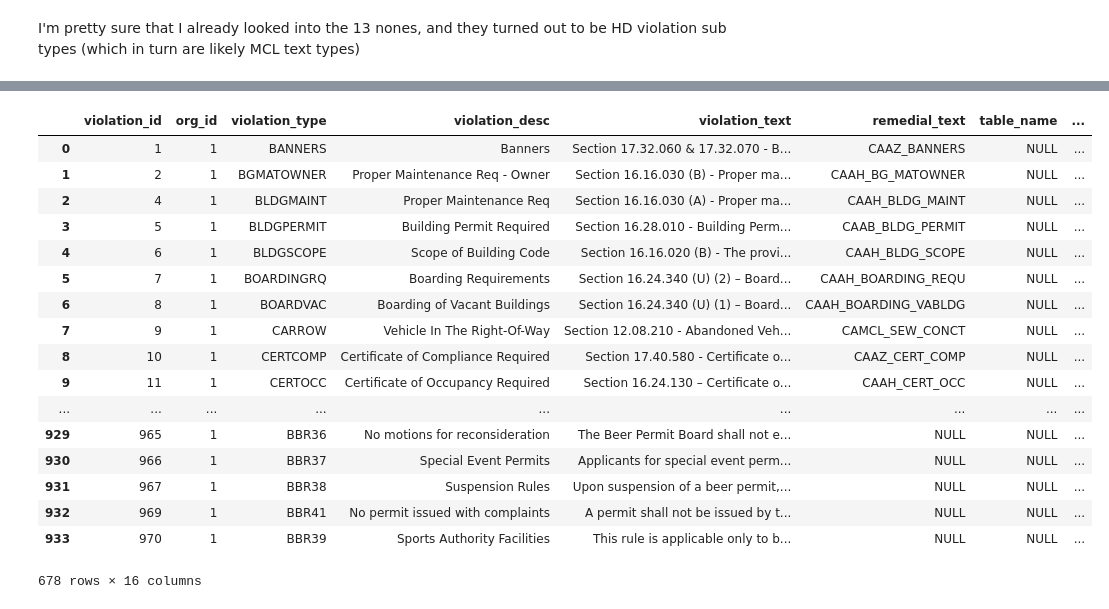
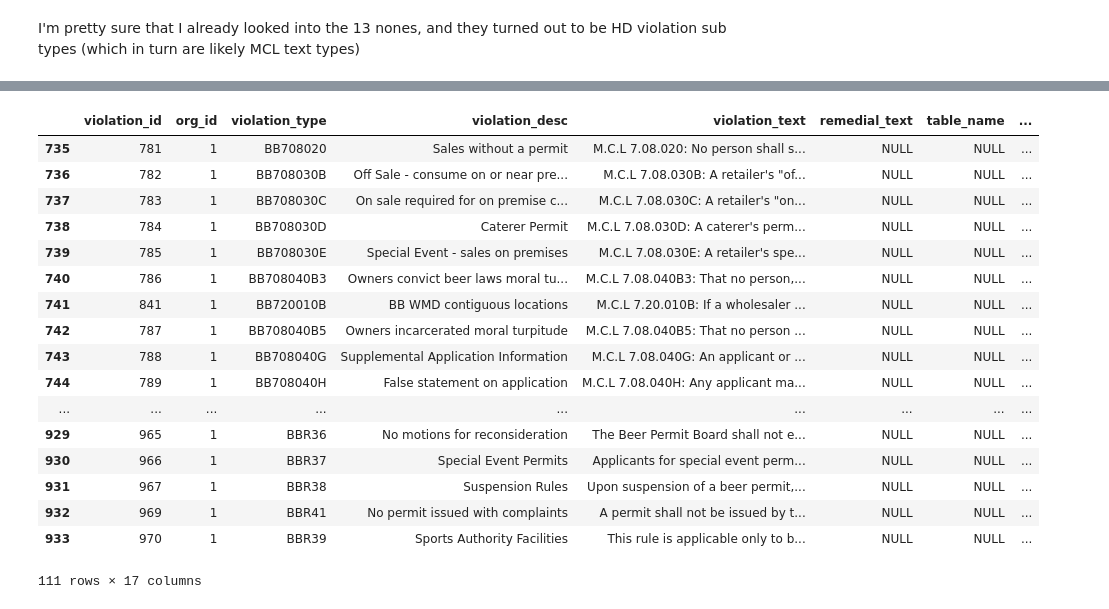
Before and after one commit to paulo-g-martinez/dq2-codes-violations-nashville, a Jupyter notebook: DQ2-silent_fireballs_paulo.ipynb, the cells around one changed output, grey strips where cells are left out. Drawn from its saved outputs; the diff is of its cells as text; code cells hidden in the pictures.

```diff
--- a/DQ2-silent_fireballs_paulo.ipynb
+++ b/DQ2-silent_fireballs_paulo.ipynb
@@ -740,0 +1115,2 @@ I'm pretty sure that I already looked into the 13 nones, and they turned out to
+# %%
+cleaned_df2['text_subtype_and_text_subsubtype'] = cleaned_df2['violation_text'].apply(Text_type_startswith)
@@ -752,22 +1138,22 @@ None
 Name: text_subtype_and_text_subsubtype, dtype: int64
 # %%
-cleaned_df2.query('text_subtype_and_text_subsubtype == "Other"')
+cleaned_df2.query('text_subtype_and_text_subsubtype == "Other" and violation_subtype == "BB"')
 # %% [output]
 |  | violation_id | org_id | violation_type | violation_desc | violation_text | remedial_text | table_name | ... |
-| 0 | 1 | 1 | BANNERS | Banners | Section 17.32.060 & 17.32.070 - B... | CAAZ_BANNERS | NULL | ... |
-| 1 | 2 | 1 | BGMATOWNER | Proper Maintenance Req - Owner | Section 16.16.030 (B) - Proper ma... | CAAH_BG_MATOWNER | NULL | ... |
-| 2 | 4 | 1 | BLDGMAINT | Proper Maintenance Req | Section 16.16.030 (A) - Proper ma... | CAAH_BLDG_MAINT | NULL | ... |
-| 3 | 5 | 1 | BLDGPERMIT | Building Permit Required | Section 16.28.010 - Building Perm... | CAAB_BLDG_PERMIT | NULL | ... |
-| 4 | 6 | 1 | BLDGSCOPE | Scope of Building Code | Section 16.16.020 (B) - The provi... | CAAH_BLDG_SCOPE | NULL | ... |
-| 5 | 7 | 1 | BOARDINGRQ | Boarding Requirements | Section 16.24.340 (U) (2) – Board... | CAAH_BOARDING_REQU | NULL | ... |
-| 6 | 8 | 1 | BOARDVAC | Boarding of Vacant Buildings | Section 16.24.340 (U) (1) – Board... | CAAH_BOARDING_VABLDG | NULL | ... |
-| 7 | 9 | 1 | CARROW | Vehicle In The Right-Of-Way | Section 12.08.210 - Abandoned Veh... | CAMCL_SEW_CONCT | NULL | ... |
-| 8 | 10 | 1 | CERTCOMP | Certificate of Compliance Required | Section 17.40.580 - Certificate o... | CAAZ_CERT_COMP | NULL | ... |
-| 9 | 11 | 1 | CERTOCC | Certificate of Occupancy Required | Section 16.24.130 – Certificate o... | CAAH_CERT_OCC | NULL | ... |
+| 735 | 781 | 1 | BB708020 | Sales without a permit | M.C.L 7.08.020: No person shall s... | NULL | NULL | ... |
+| 736 | 782 | 1 | BB708030B | Off Sale - consume on or near pre... | M.C.L 7.08.030B: A retailer's "of... | NULL | NULL | ... |
+| 737 | 783 | 1 | BB708030C | On sale required for on premise c... | M.C.L 7.08.030C: A retailer's "on... | NULL | NULL | ... |
+| 738 | 784 | 1 | BB708030D | Caterer Permit | M.C.L 7.08.030D: A caterer's perm... | NULL | NULL | ... |
+| 739 | 785 | 1 | BB708030E | Special Event - sales on premises | M.C.L 7.08.030E: A retailer's spe... | NULL | NULL | ... |
+| 740 | 786 | 1 | BB708040B3 | Owners convict beer laws moral tu... | M.C.L 7.08.040B3: That no person,... | NULL | NULL | ... |
+| 741 | 841 | 1 | BB720010B | BB WMD contiguous locations | M.C.L 7.20.010B: If a wholesaler ... | NULL | NULL | ... |
+| 742 | 787 | 1 | BB708040B5 | Owners incarcerated moral turpitude | M.C.L 7.08.040B5: That no person ... | NULL | NULL | ... |
+| 743 | 788 | 1 | BB708040G | Supplemental Application Information | M.C.L 7.08.040G: An applicant or ... | NULL | NULL | ... |
+| 744 | 789 | 1 | BB708040H | False statement on application | M.C.L 7.08.040H: Any applicant ma... | NULL | NULL | ... |
 | ... | ... | ... | ... | ... | ... | ... | ... | ... |
 | 929 | 965 | 1 | BBR36 | No motions for reconsideration | The Beer Permit Board shall not e... | NULL | NULL | ... |
 | 930 | 966 | 1 | BBR37 | Special Event Permits | Applicants for special event perm... | NULL | NULL | ... |
 | 931 | 967 | 1 | BBR38 | Suspension Rules | Upon suspension of a beer permit,... | NULL | NULL | ... |
 | 932 | 969 | 1 | BBR41 | No permit issued with complaints | A permit shall not be issued by t... | NULL | NULL | ... |
 | 933 | 970 | 1 | BBR39 | Sports Authority Facilities | This rule is applicable only to b... | NULL | NULL | ... |
-678 rows × 16 columns
+111 rows × 17 columns
```
Also changed, not shown: parts of 28 cells of this notebook, 4 other files.
